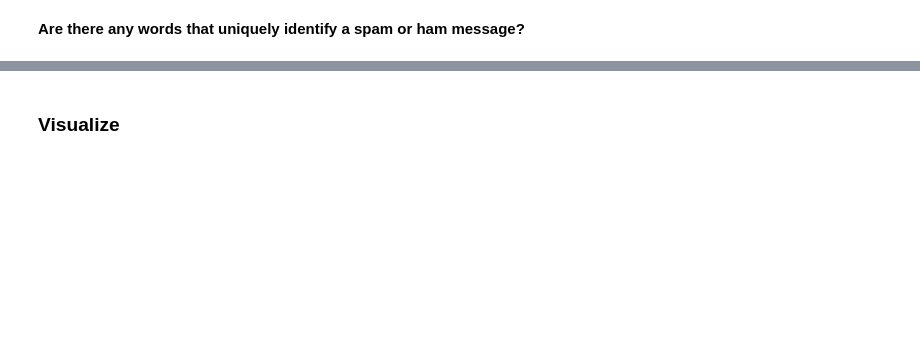
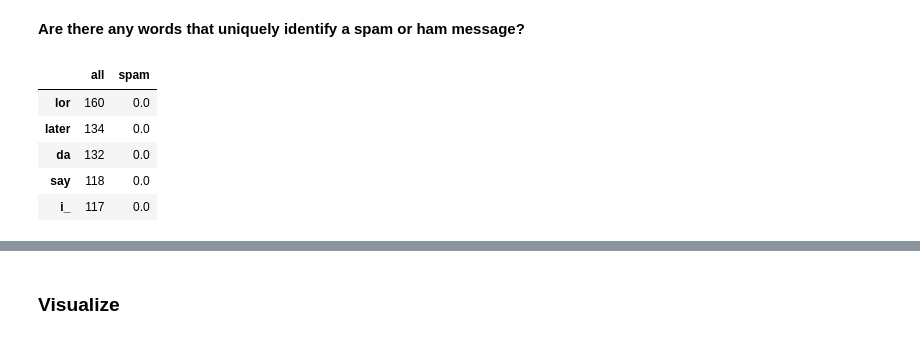
Before and after one commit to MigashaneVictoire/natural-language-processing-exercises, a Jupyter notebook: explore.ipynb, the cells around one changed output, grey strips where cells are left out. Cells and saved outputs as stored; diff of their text form; code cells hidden in the pictures; blank space fills up the shorter version.

```diff
--- a/explore.ipynb
+++ b/explore.ipynb
@@ -102,10 +158,17 @@ freq_df.sort_values(by='spam', ascending=False).head(10)
 # %%
 # fill nulls with 0
 freq_df = freq_df.fillna(0)
 
 # all the words beloge to the ham group
-completly_ham = df[["all", "spam"]][df.spam == 0]
+completly_ham = freq_df[["all", "spam"]][freq_df.spam == 0]
 completly_ham.head()
+# %% [output]
+|  | all | spam |
+| lor | 160 | 0.0 |
+| later | 134 | 0.0 |
+| da | 132 | 0.0 |
+| say | 118 | 0.0 |
+| i_ | 117 | 0.0 |
 # %%
 # all the words beloge to the spam group
 completly_spam =freq_df[["all", "ham"]][freq_df.ham == 0]
```
Also changed, not shown: parts of 15 cells of this notebook, 3 other files.
